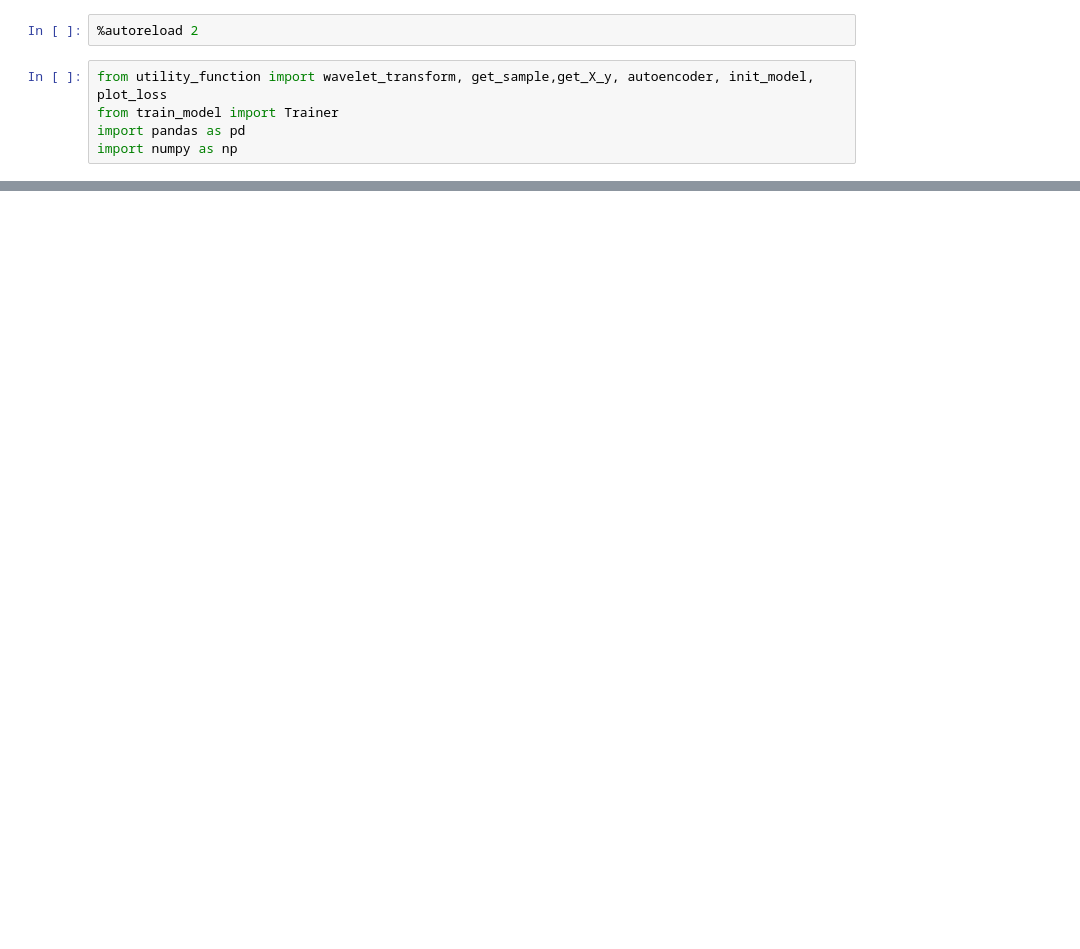
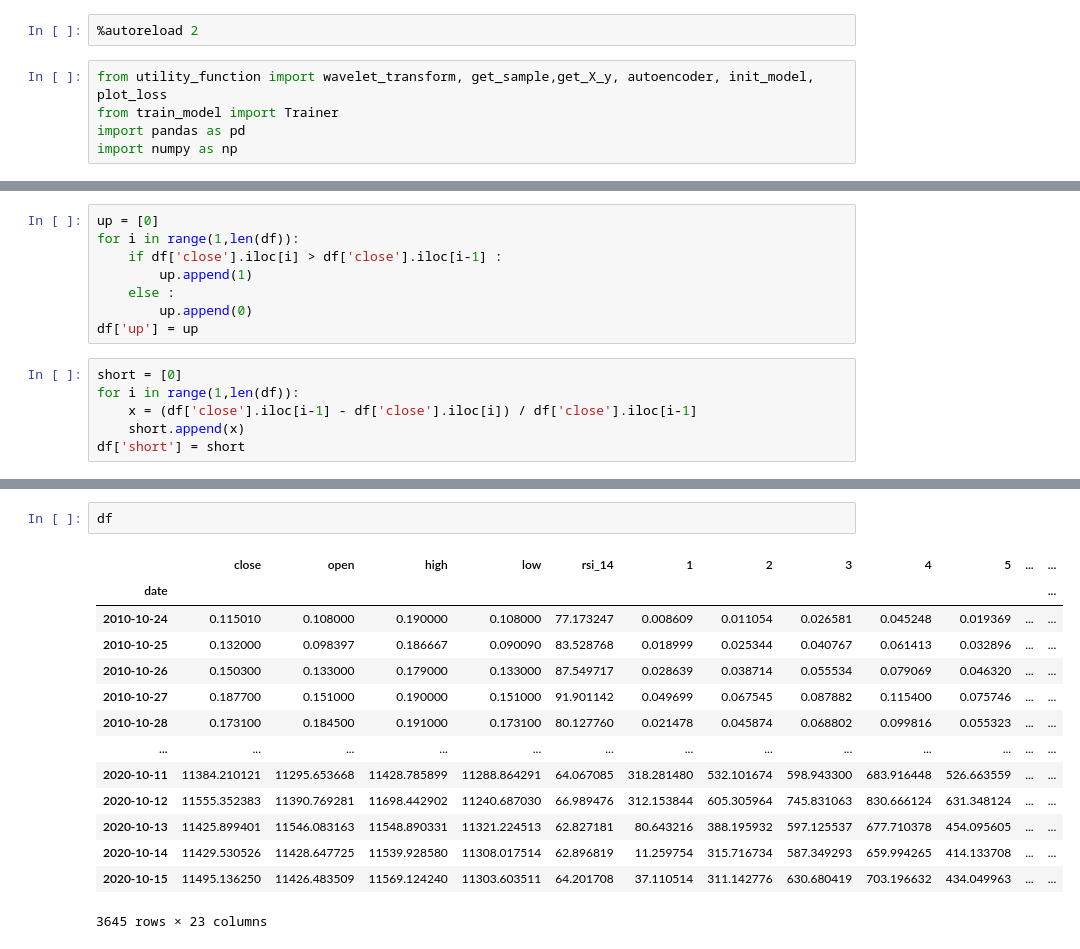
Before and after one commit to antoinepln/BTC_forecasting, a Jupyter notebook: Untitled.ipynb, the cells around one changed output, grey strips where cells are left out. Saved outputs shown, nothing was run; the diff lists cells and outputs as text; blank space fills up the shorter version.

```diff
--- a/Untitled.ipynb
+++ b/Untitled.ipynb
@@ -106,0 +101,14 @@ detail
+# %%
+up = [0]
+for i in range(1,len(df)):
+    if df['close'].iloc[i] > df['close'].iloc[i-1] :
+        up.append(1)
+    else :
+        up.append(0)
+df['up'] = up
+# %%
+short = [0]
+for i in range(1,len(df)):
+    x = (df['close'].iloc[i-1] - df['close'].iloc[i]) / df['close'].iloc[i-1]
+    short.append(x)
+df['short'] = short
@@ -106,0 +135,17 @@ detail
+# %%
+df
+# %% [output]
+|  | close | open | high | low | rsi_14 | 1 | 2 | 3 | 4 | 5 | ... | ... |
+| date |  |  |  |  |  |  |  |  |  |  |  | ... |
+| 2010-10-24 | 0.115010 | 0.108000 | 0.190000 | 0.108000 | 77.173247 | 0.008609 | 0.011054 | 0.026581 | 0.045248 | 0.019369 | ... | ... |
+| 2010-10-25 | 0.132000 | 0.098397 | 0.186667 | 0.090090 | 83.528768 | 0.018999 | 0.025344 | 0.040767 | 0.061413 | 0.032896 | ... | ... |
+| 2010-10-26 | 0.150300 | 0.133000 | 0.179000 | 0.133000 | 87.549717 | 0.028639 | 0.038714 | 0.055534 | 0.079069 | 0.046320 | ... | ... |
+| 2010-10-27 | 0.187700 | 0.151000 | 0.190000 | 0.151000 | 91.901142 | 0.049699 | 0.067545 | 0.087882 | 0.115400 | 0.075746 | ... | ... |
+| 2010-10-28 | 0.173100 | 0.184500 | 0.191000 | 0.173100 | 80.127760 | 0.021478 | 0.045874 | 0.068802 | 0.099816 | 0.055323 | ... | ... |
+| ... | ... | ... | ... | ... | ... | ... | ... | ... | ... | ... | ... | ... |
+| 2020-10-11 | 11384.210121 | 11295.653668 | 11428.785899 | 11288.864291 | 64.067085 | 318.281480 | 532.101674 | 598.943300 | 683.916448 | 526.663559 | ... | ... |
+| 2020-10-12 | 11555.352383 | 11390.769281 | 11698.442902 | 11240.687030 | 66.989476 | 312.153844 | 605.305964 | 745.831063 | 830.666124 | 631.348124 | ... | ... |
+| 2020-10-13 | 11425.899401 | 11546.083163 | 11548.890331 | 11321.224513 | 62.827181 | 80.643216 | 388.195932 | 597.125537 | 677.710378 | 454.095605 | ... | ... |
+| 2020-10-14 | 11429.530526 | 11428.647725 | 11539.928580 | 11308.017514 | 62.896819 | 11.259754 | 315.716734 | 587.349293 | 659.994265 | 414.133708 | ... | ... |
+| 2020-10-15 | 11495.136250 | 11426.483509 | 11569.124240 | 11303.603511 | 64.201708 | 37.110514 | 311.142776 | 630.680419 | 703.196632 | 434.049963 | ... | ... |
+3645 rows × 23 columns
```
Also changed, not shown: parts of 11 cells of this notebook, 20 other files.
